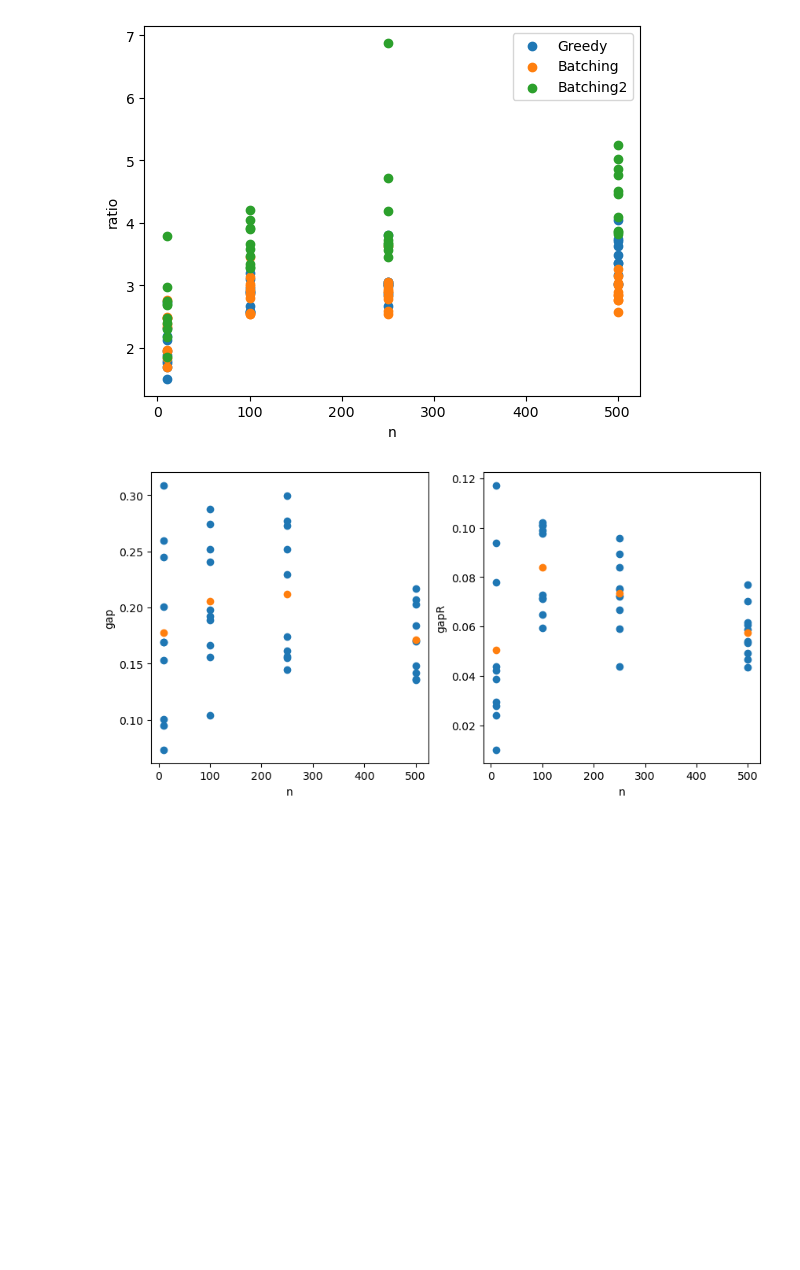
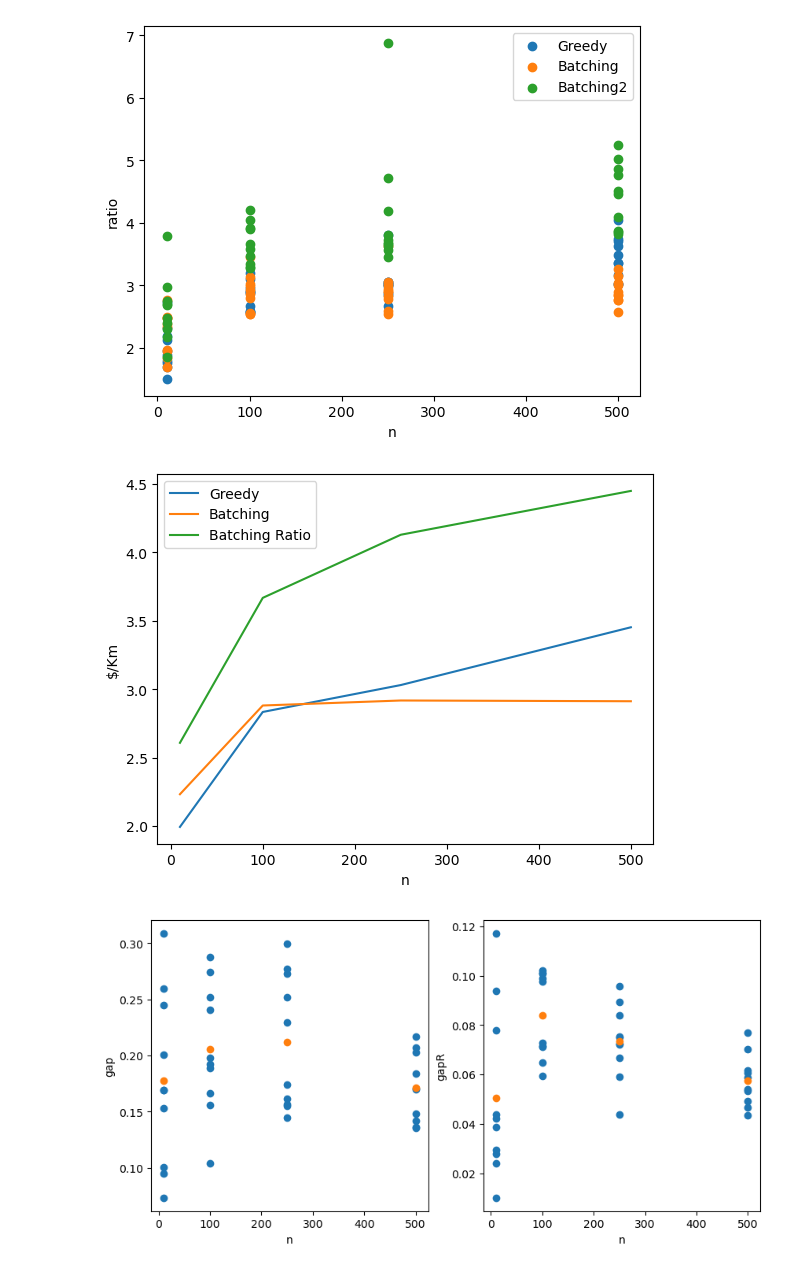
Before and after one commit to T1Pyscientist/TP1_TD5, a Jupyter notebook: data_proc.ipynb, the cells around one changed output. Drawn from its saved outputs; the diff is of its cells as text; code cells hidden in the pictures; blank space fills up the shorter version.

```diff
--- a/data_proc.ipynb
+++ b/data_proc.ipynb
@@ -100,6 +106,19 @@ ax.set_xlabel('n')
 plt.show()
 # %% [output]
 [figure]
+# %%
+fig1, ax1 = plt.subplots()
+
+timeg = ax1.plot(df2['n'], df2['Prom_precioKmG'], label='Greedy')
+timeb = ax1.plot(df2['n'], df2['Prom_precioKmB'], label='Batching')
+timebr = ax1.plot(df2['n'], df2['Prom_precioKmBR'], label='Batching Ratio')
+ax1.legend()
+ax1.set_ylabel('$/Km')
+ax1.set_xlabel('n')
+
+plt.show()
+# %% [output]
+[figure, added]
 # %%
 fig, (ax, ax2)= plt.subplots(1, 2)
 fig.set_figwidth(10)
```
Also changed, not shown: parts of 2 cells of this notebook, 1 other file.
